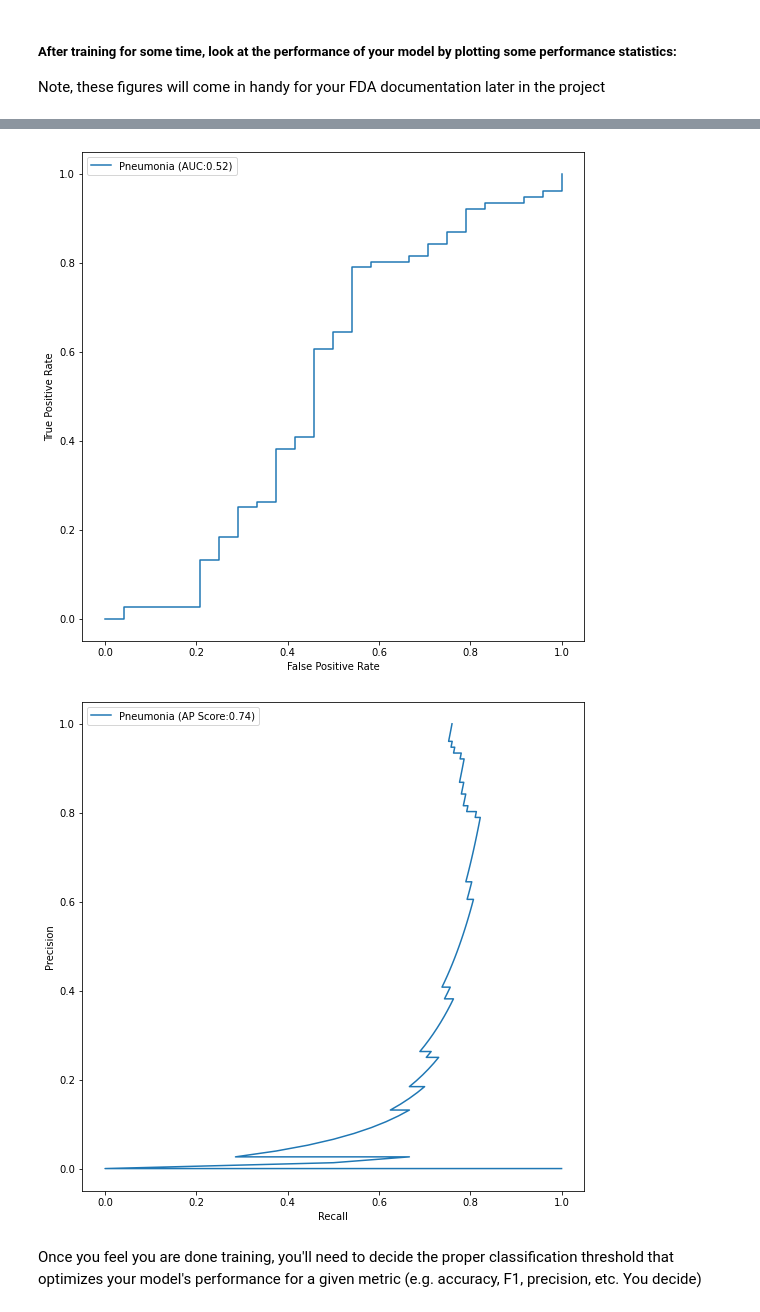
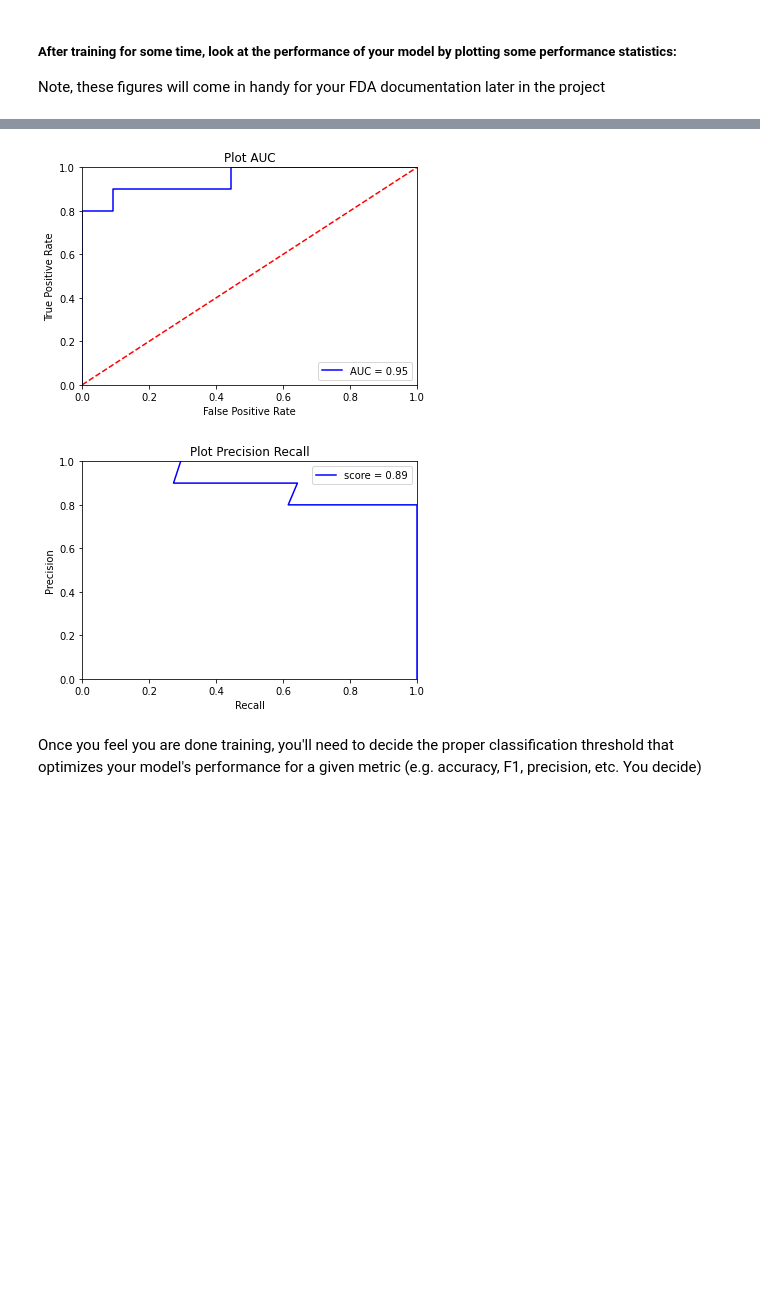
Before and after one commit to rahulatrkm/Pneumonia-Detection-from-Chest-X-Rays, a Jupyter notebook: Build and train model.ipynb, the cells around one changed output, grey strips where cells are left out. Cells and saved outputs as stored; diff of their text form; code cells hidden in the pictures; blank space fills up the shorter version.

```diff
--- a/Build and train model.ipynb
+++ b/Build and train model.ipynb
@@ -210,7 +190,7 @@ Found 1430 validated image filenames belonging to 2 classes.
 ## May want to look at some examples of our augmented training data.
 ## This is helpful for understanding the extent to which data is being manipulated prior to training,
 ## and can be compared with how the raw data look prior to augmentation
-train_gen = make_train_gen(train_data)
+
 t_x, t_y = next(train_gen)
 fig, m_axs = plt.subplots(4, 4, figsize = (16, 16))
 for (c_x, c_y, c_ax) in zip(t_x, t_y, m_axs.flatten()):
@@ -373,0 +368,10 @@ early_stop = EarlyStopping(monitor='val_loss', min_delta=0.1, patience=1, mode='
+# %%
+from keras.models import model_from_json
+model_path = "best_model1.json" #path to saved model
+weight_path = "xray_class_best_model.best.hdf5" #path to saved best weights
+
+json_file = open(model_path, "r")
+loaded_model_json = json_file.read()
+json_file.close()
+my_model = model_from_json(loaded_model_json)
+my_model.load_weights(weight_path)
@@ -377,16 +387,11 @@ early_stop = EarlyStopping(monitor='val_loss', min_delta=0.1, patience=1, mode='
 ## train your model
 
 # Todo
-batch_size = 32
-epochs = 20
-'''
+optimizer = RMSprop(learning_rate=1e-4)
+loss = 'binary_crossentropy'
+metrics = ['binary_accuracy']
 my_model.compile(optimizer=optimizer, loss=loss, metrics=metrics)
 history = my_model.fit_generator(train_gen,
                           validation_data = (valX, valY),
-                          epochs = 10,
+                          epochs = 1,
                           callbacks = callbacks_list)
-'''
-history = my_model.fit_generator(
-           train_gen, steps_per_epoch=train_gen.samples // batch_size,
-           epochs=epochs, validation_data=(valX, valY),
-           validation_steps=val_gen.samples // batch_size, callbacks=[checkpoint, lr_reduce])
@@ -416,18 +403,6 @@ Note, these figures will come in handy for your FDA documentation later in the p
 ## After training, make some predictions to assess your model's overall performance
 ## Note that detecting pneumonia is hard even for trained expert radiologists,
 ## so there is no need to make the model perfect.
-'''
-from keras.models import model_from_json
-model_path = "my_model.json" #path to saved model
-weight_path = "my_model.hdf5"
-json_file = open(model_path, "r")
-loaded_model_json = json_file.read()
-json_file.close()
-my_model = model_from_json(loaded_model_json)
 my_model.load_weights(weight_path)
-'''
-my_model.load_weights(weight_path)
-pred_Y = my_model.predict(valX, batch_size = 100, verbose = True)
-# mapping in range of [0,1]
-max(pred_Y), min(pred_Y)
+pred_Y = my_model.predict(valX, batch_size = 64, verbose = True)
 # %% [output]
@@ -475,12 +463,12 @@ def plot_history(history):
 # %%
 ## plot figures
 
 # Todo
+plot_auc(valY, pred_Y)
+plot_prec_rec(valY, pred_Y)
 plot_history(history)
-plot_auc(valY, pred_Y)
-plot_pr(valY, pred_Y)
 # %% [output]
-[figure, old version]
+[figure, new version]
-[figure, old version]
+[figure, new version]
 # %% [markdown]
 Once you feel you are done training, you'll need to decide the proper classification threshold that optimizes your model's performance for a given metric (e.g. accuracy, F1, precision, etc.  You decide)
```
Also changed, not shown: parts of 26 cells of this notebook, 23 other files.
